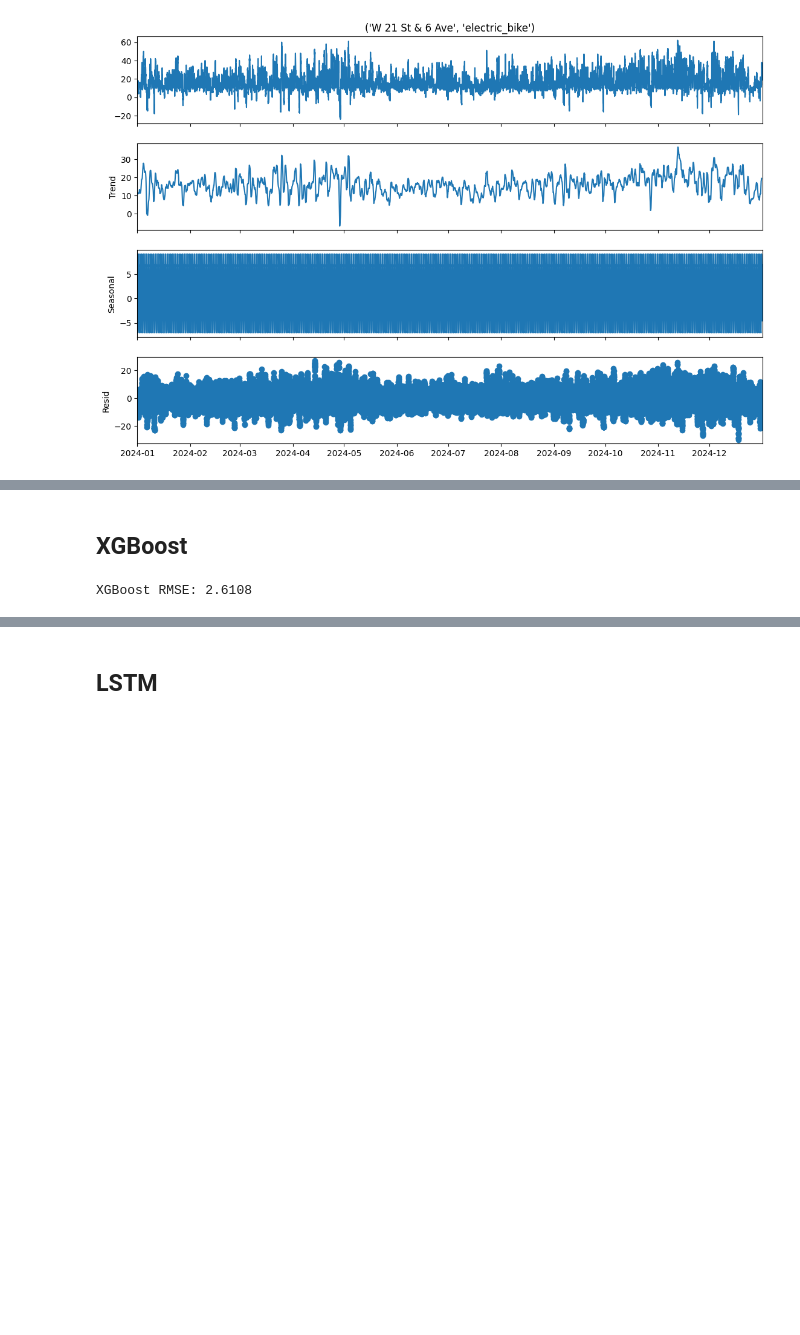
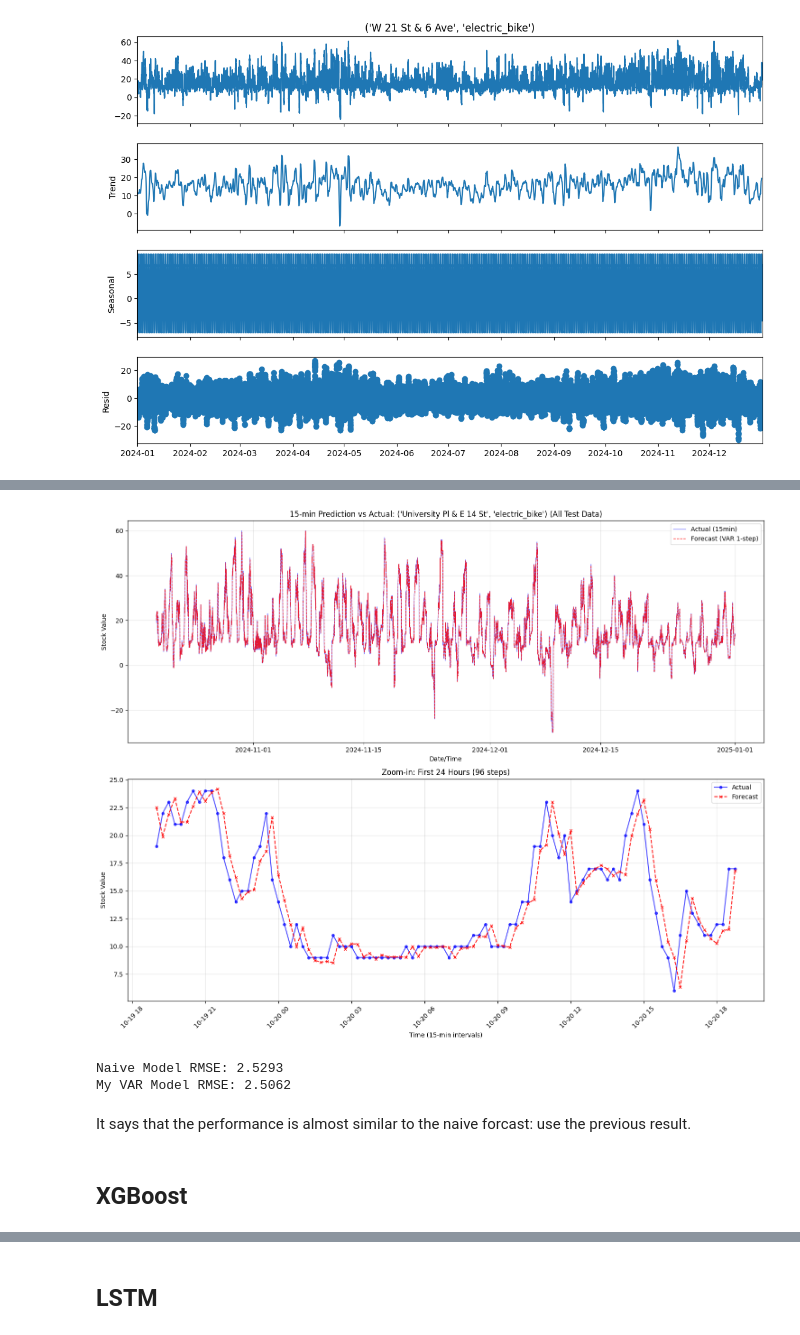
Before and after one commit to hyunwoooh5/citi-bike, a Jupyter notebook: notebooks/modeling.ipynb, the cells around one changed output, grey strips where cells are left out. Cells and saved outputs as stored; diff of their text form; code cells hidden in the pictures; blank space fills up the shorter version.

Commit message:
Update VAR model and add mlflow

```diff
--- a/notebooks/modeling.ipynb
+++ b/notebooks/modeling.ipynb
@@ -353,6 +353,11 @@ import pandas as pd
 import numpy as np
 import matplotlib.pyplot as plt
 import seaborn as sns
+
+import mlflow
+
+mlflow.set_tracking_uri("sqlite:///mlflow.db")
+mlflow.set_experiment("citi-bike")
 
 df_ts = pd.read_csv("../data/2024_top3_timeseries.csv", index_col=0, header=[0, 1], parse_dates=True)
 
@@ -513,0 +452,10 @@ RMSE by Station & Type:
+# %%
+# 1. Train / Test Split (8:2)
+n_obs = len(df_ts)
+split_idx = int(n_obs * 0.8)
+
+train_df = df_ts.iloc[:split_idx]
+test_df = df_ts.iloc[split_idx:]
+
+print(f"Train data shape: {train_df.shape}")
+print(f"Test data shape: {test_df.shape}")
@@ -514,3 +595,55 @@ RMSE by Station & Type:
+# %%
+import matplotlib.pyplot as plt
+
+
+target_col = test_df.columns[0]
+
+plt.figure(figsize=(15, 12))
+
+# Full test set
+plt.subplot(2, 1, 1)
+plt.plot(test_df.index, test_df[target_col], label='Actual (15min)', color='blue', alpha=0.5, linewidth=1)
+plt.plot(forecast_stock_df.index, forecast_stock_df[target_col], label='Forecast (VAR 1-step)', color='red', linestyle='--', alpha=0.8, linewidth=1)
+plt.title(f"15-min Prediction vs Actual: {target_col} (All Test Data)")
+plt.xlabel("Date/Time")
+plt.ylabel("Stock Value")
+plt.legend()
+plt.grid(True, alpha=0.3)
+
+# One day
+zoom_steps = 96
+if len(test_df) > zoom_steps:
+    zoom_actual = test_df[target_col].iloc[:zoom_steps]
+    zoom_forecast = forecast_stock_df[target_col].iloc[:zoom_steps]
+
+    plt.subplot(2, 1, 2)
+    plt.plot(zoom_actual.index, zoom_actual, label='Actual', marker='o', markersize=4, color='blue', alpha=0.7)
+    plt.plot(zoom_forecast.index, zoom_forecast, label='Forecast', marker='x', markersize=4, color='red', linestyle='--', alpha=0.9)
+
+    plt.title(f"Zoom-in: First 24 Hours ({zoom_steps} steps)")
+    plt.xlabel("Time (15-min intervals)")
+    plt.ylabel("Stock Value")
+    plt.xticks(rotation=45)
+    plt.legend()
+    plt.grid(True, alpha=0.3)
+
+plt.tight_layout()
+plt.show()
+# %% [output]
+[figure, added]
+# %%
+# Naive Forecast: shift by 1.
+naive_forecast = test_df.shift(1).dropna()
+actual_trimmed = test_df.iloc[1:]
+
+naive_rmse = np.sqrt(mean_squared_error(actual_trimmed, naive_forecast))
+print(f"Naive Model RMSE: {naive_rmse:.4f}")
+print(f"My VAR Model RMSE: {total_rmse:.4f}")
+# %% [output]
+Naive Model RMSE: 2.5293
+My VAR Model RMSE: 2.5062
+# %% [markdown]
+It says that the performance is almost similar to the naive forcast: use the previous result.
 # %% [markdown]
 ## XGBoost
 # %%
@@ -528,15 +661,3 @@ split_idx = int(len(X)*0.8)
 
 X_train, X_test = X.iloc[:split_idx], X.iloc[split_idx:]
 y_train, y_test = y.iloc[:split_idx], y.iloc[split_idx:]
-
-
-model = xgb.XGBRegressor(random_state=42, enable_categorical=True, n_estimators=30, max_depth=20, learning_rate=1e-1)
-
-model.fit(X_train, y_train)
-
-preds = model.predict(X_test)
-rmse = np.sqrt(mean_squared_error(y_test, preds))
-
-print(f"XGBoost RMSE: {rmse:.4f}")
-# %% [output]
-XGBoost RMSE: 2.6108
```
Also changed, not shown: parts of 17 cells of this notebook, 3 other files.
